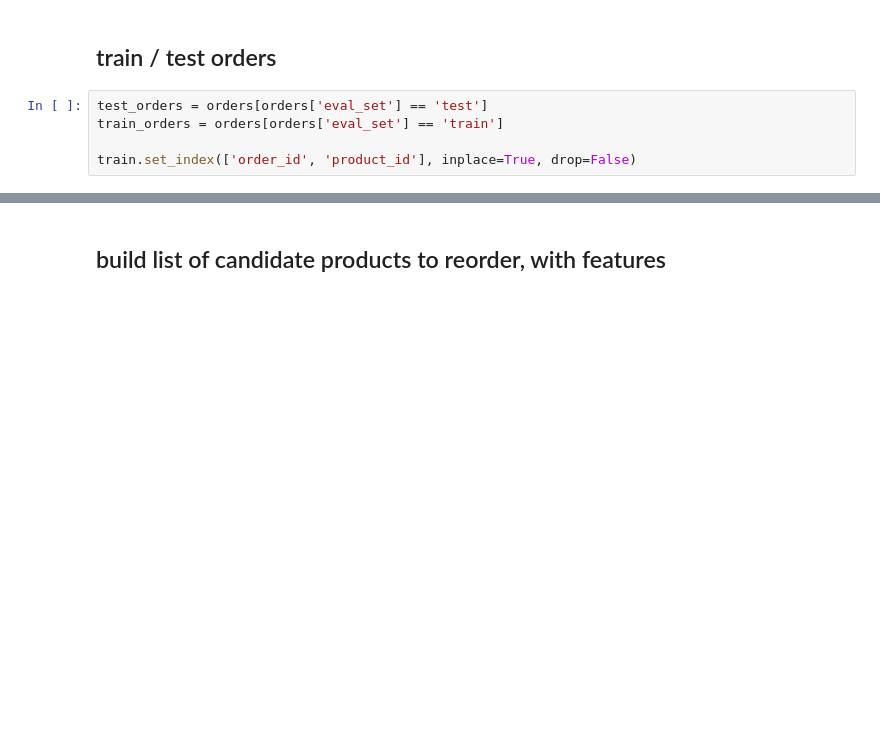
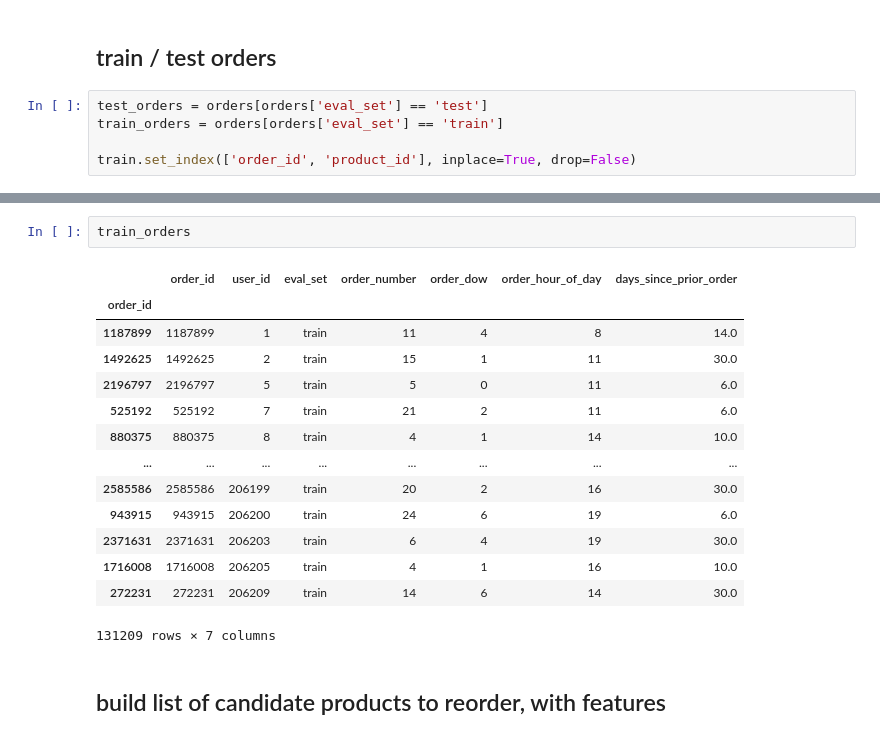
Before and after one commit to sandropark/study, a Jupyter notebook: 해커톤/light GBM benchmark 0.3692 필사.ipynb, the cells around one changed output, grey strips where cells are left out. Saved outputs shown, nothing was run; the diff lists cells and outputs as text; blank space fills up the shorter version.

```diff
--- a/해커톤/light GBM benchmark 0.3692 필사.ipynb
+++ b/해커톤/light GBM benchmark 0.3692 필사.ipynb
@@ -168,2 +202,19 @@ train.head(20)
+# %%
+train_orders
+# %% [output]
+|  | order_id | user_id | eval_set | order_number | order_dow | order_hour_of_day | days_since_prior_order |
+| order_id |  |  |  |  |  |  |  |
+| 1187899 | 1187899 | 1 | train | 11 | 4 | 8 | 14.0 |
+| 1492625 | 1492625 | 2 | train | 15 | 1 | 11 | 30.0 |
+| 2196797 | 2196797 | 5 | train | 5 | 0 | 11 | 6.0 |
+| 525192 | 525192 | 7 | train | 21 | 2 | 11 | 6.0 |
+| 880375 | 880375 | 8 | train | 4 | 1 | 14 | 10.0 |
+| ... | ... | ... | ... | ... | ... | ... | ... |
+| 2585586 | 2585586 | 206199 | train | 20 | 2 | 16 | 30.0 |
+| 943915 | 943915 | 206200 | train | 24 | 6 | 19 | 6.0 |
+| 2371631 | 2371631 | 206203 | train | 6 | 4 | 19 | 30.0 |
+| 1716008 | 1716008 | 206205 | train | 4 | 1 | 16 | 10.0 |
+| 272231 | 272231 | 206209 | train | 14 | 6 | 14 | 30.0 |
+131209 rows × 7 columns
 # %% [markdown]
 ## build list of candidate products to reorder, with features
```
Also changed, not shown: parts of 12 cells of this notebook, 4 other files.
